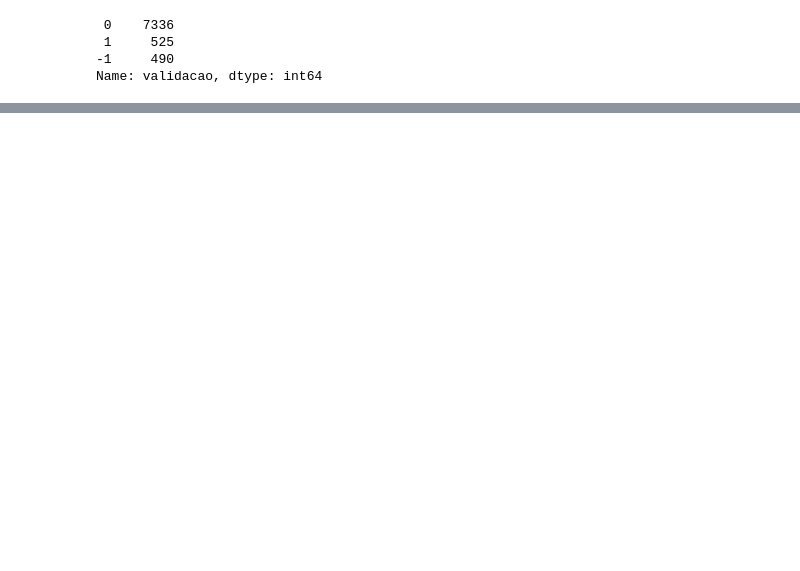
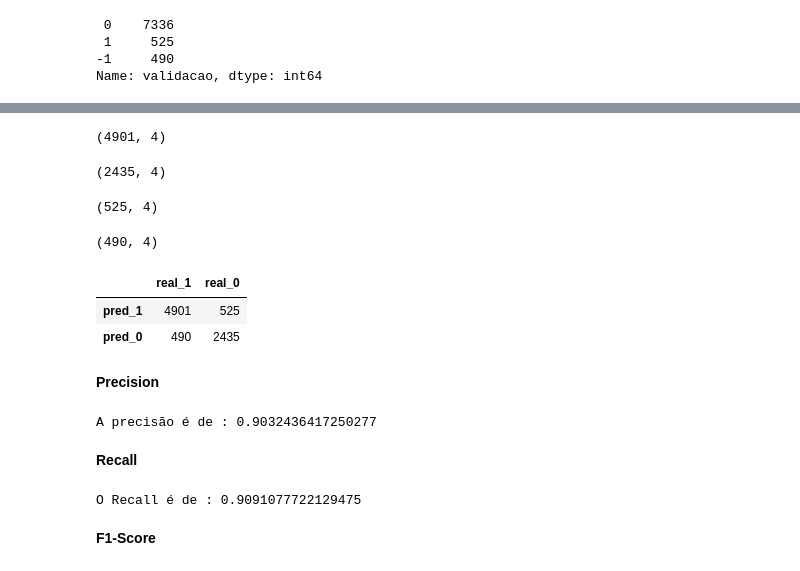
Before and after one commit to diego-pereira-de-lima/kaggle, a Jupyter notebook: 04_brazilian_e-commerce/brazilian_e-commerce_v4_PLN.ipynb, the cells around one changed output, grey strips where cells are left out. Cells and saved outputs as stored; diff of their text form; code cells hidden in the pictures; blank space fills up the shorter version.

```diff
--- a/04_brazilian_e-commerce/brazilian_e-commerce_v4_PLN.ipynb
+++ b/04_brazilian_e-commerce/brazilian_e-commerce_v4_PLN.ipynb
@@ -1371,0 +1374,42 @@ Name: validacao, dtype: int64
+# %%
+df_resposta[(df_resposta['resposta_pred']==1) & (df_resposta['resposta_real'] ==1)].shape
+# %% [output]
+(4901, 4)
+# %%
+df_resposta[(df_resposta['resposta_pred']==0) & (df_resposta['resposta_real'] ==0)].shape
+# %% [output]
+(2435, 4)
+# %%
+df_resposta[(df_resposta['resposta_pred']==1) & (df_resposta['resposta_real'] ==0)].shape
+# %% [output]
+(525, 4)
+# %%
+df_resposta[(df_resposta['resposta_pred']==0) & (df_resposta['resposta_real'] ==1)].shape
+# %% [output]
+(490, 4)
+# %%
+df_MtxConf=pd.DataFrame({'real_1':[4901,490],
+                         'real_0':[525,2435]
+                            },index=['pred_1','pred_0'])
+# %%
+df_MtxConf
+# %% [output]
+|  | real_1 | real_0 |
+| pred_1 | 4901 | 525 |
+| pred_0 | 490 | 2435 |
+# %% [markdown]
+<b>Precision
+# %%
+precision=(df_MtxConf['real_1'][0])/(df_MtxConf['real_0'][0]+df_MtxConf['real_1'][0])
+print('A precisão é de :',precision)
+# %% [output]
+A precisão é de : 0.9032436417250277
+# %% [markdown]
+<b>Recall
+# %%
+recall=(df_MtxConf['real_1'][0])/(df_MtxConf['real_1'][1]+df_MtxConf['real_1'][0])
+print('O Recall é de :',recall)
+# %% [output]
+O Recall é de : 0.9091077722129475
+# %% [markdown]
+<b>F1-Score
```
Also changed, not shown: parts of 3 cells of this notebook.
